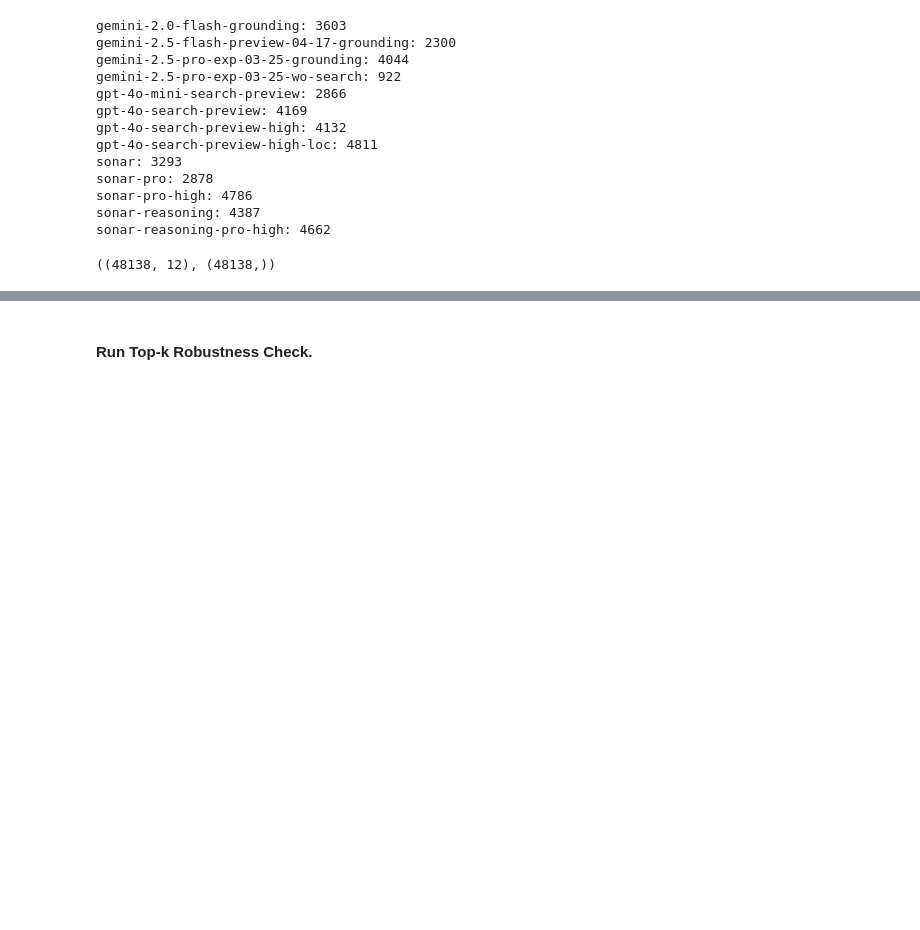
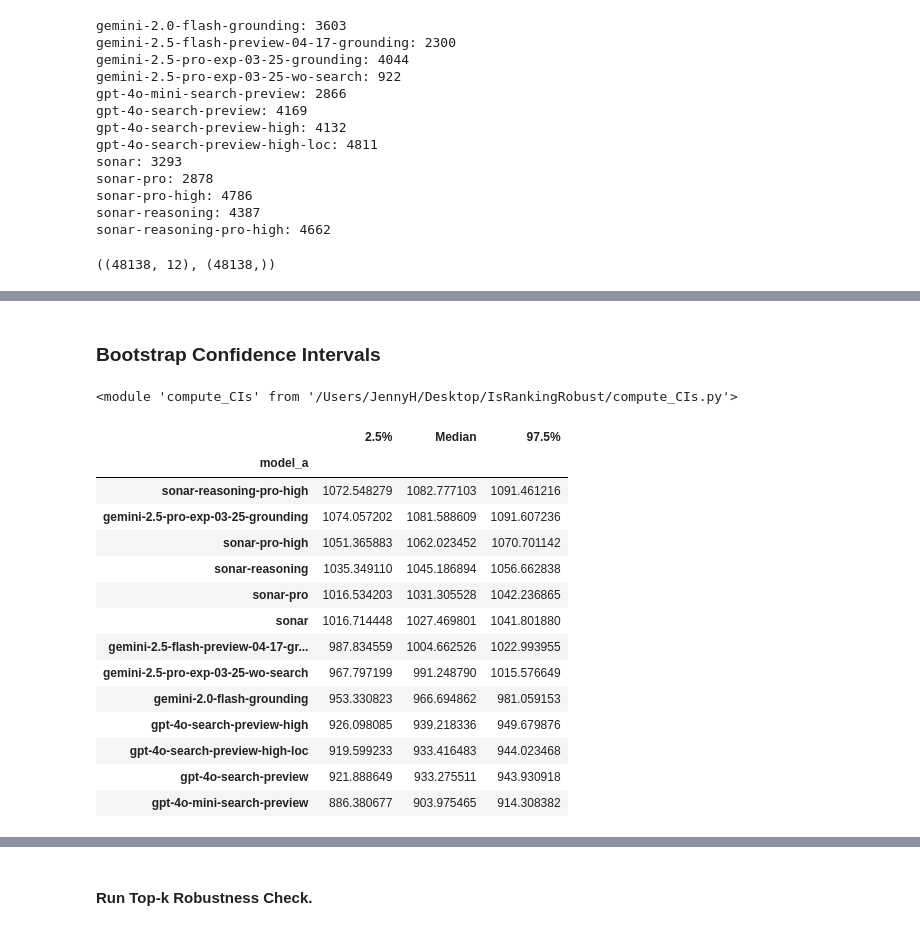
Before and after one commit to JennyHuang19/IsRankingRobust, a Jupyter notebook: notebooks/searchArenaWtd.ipynb, the cells around one changed output, grey strips where cells are left out. Cells and saved outputs as stored; diff of their text form; code cells hidden in the pictures; blank space fills up the shorter version.

```diff
--- a/notebooks/searchArenaWtd.ipynb
+++ b/notebooks/searchArenaWtd.ipynb
@@ -107,0 +158,8 @@ X.shape, y.shape
+# %% [markdown]
+### Bootstrap Confidence Intervals
+# %%
+import importlib
+import compute_CIs
+importlib.reload(compute_CIs)
+# %% [output]
+<module 'compute_CIs' from '/Users/JennyH/Desktop/IsRankingRobust/compute_CIs.py'>
@@ -107,0 +171,28 @@ X.shape, y.shape
+# %%
+bootstrap_elo_lu.describe()
+# show the 95% confidence interval for each model
+ci_lower = bootstrap_elo_lu.quantile(0.025)
+ci_upper = bootstrap_elo_lu.quantile(0.975)
+ci_med = bootstrap_elo_lu.median()
+ci_df = pd.DataFrame({
+    "2.5%": ci_lower,
+    "Median": ci_med,
+    "97.5%": ci_upper
+})
+ci_df
+# %% [output]
+|  | 2.5% | Median | 97.5% |
+| model_a |  |  |  |
+| sonar-reasoning-pro-high | 1072.548279 | 1082.777103 | 1091.461216 |
+| gemini-2.5-pro-exp-03-25-grounding | 1074.057202 | 1081.588609 | 1091.607236 |
+| sonar-pro-high | 1051.365883 | 1062.023452 | 1070.701142 |
+| sonar-reasoning | 1035.349110 | 1045.186894 | 1056.662838 |
+| sonar-pro | 1016.534203 | 1031.305528 | 1042.236865 |
+| sonar | 1016.714448 | 1027.469801 | 1041.801880 |
+| gemini-2.5-flash-preview-04-17-gr... | 987.834559 | 1004.662526 | 1022.993955 |
+| gemini-2.5-pro-exp-03-25-wo-search | 967.797199 | 991.248790 | 1015.576649 |
+| gemini-2.0-flash-grounding | 953.330823 | 966.694862 | 981.059153 |
+| gpt-4o-search-preview-high | 926.098085 | 939.218336 | 949.679876 |
+| gpt-4o-search-preview-high-loc | 919.599233 | 933.416483 | 944.023468 |
+| gpt-4o-search-preview | 921.888649 | 933.275511 | 943.930918 |
+| gpt-4o-mini-search-preview | 886.380677 | 903.975465 | 914.308382 |
```
Also changed, not shown: parts of 6 cells of this notebook, 2 other files.
